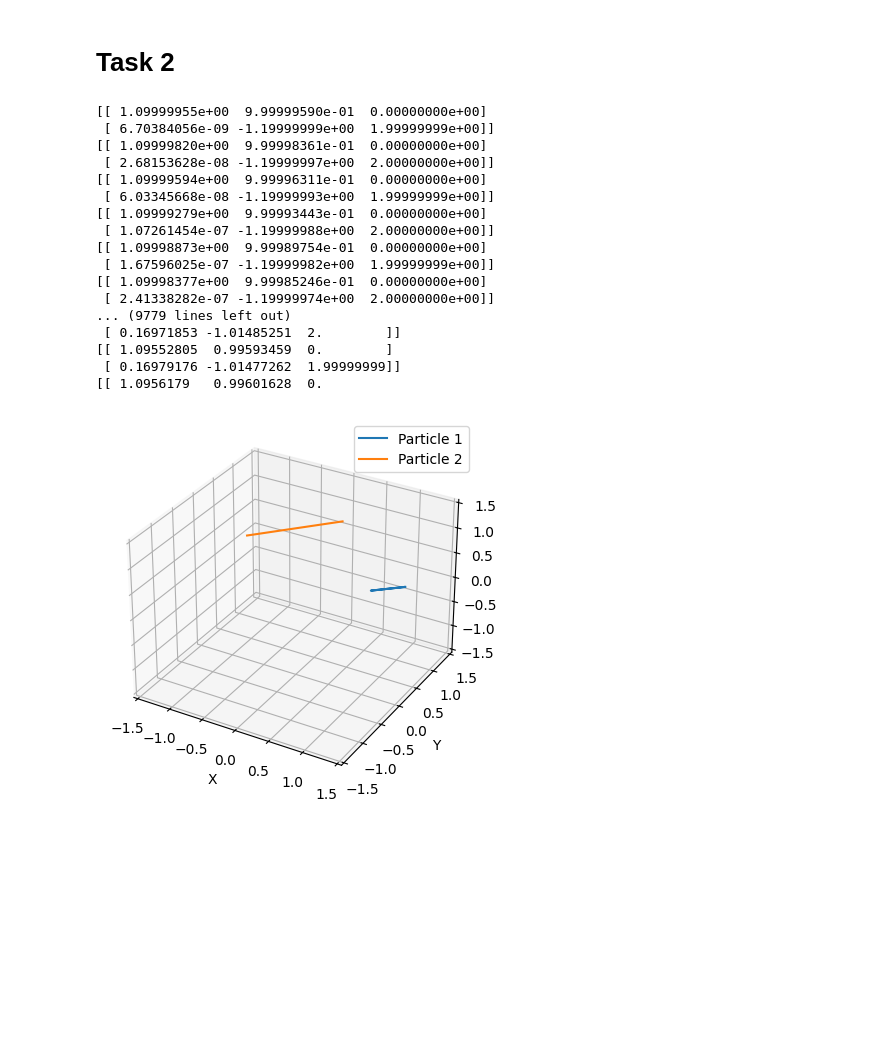
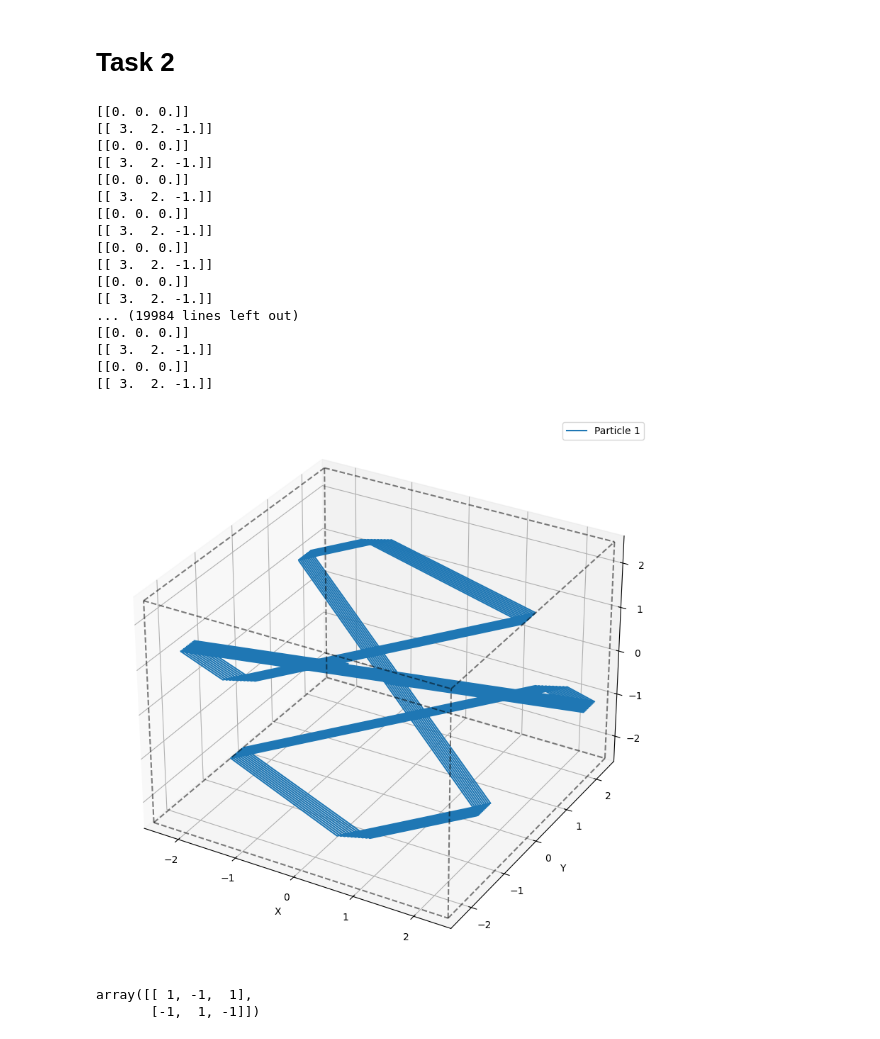
Before and after one commit to petesiharath/particle_simulation, a Jupyter notebook: nbody.ipynb, the cells around one changed output. Cells and saved outputs as stored; diff of their text form; code cells hidden in the pictures; blank space fills up the shorter version.

```diff
--- a/nbody.ipynb
+++ b/nbody.ipynb
@@ -279,34 +322,34 @@ class System:
         ax.set_zlim(-self.box_length / 2, self.box_length / 2)
         ax.legend()
 # %%
-particle_1 = Particle(np.array([1.1, 1, 0]), np.array([0, 0, 0]))
-particle_2 = Particle(np.array([0, -1.2, 2.0]), np.array([0, 0, 0]))
+L = 5
 
-particles = [particle_1, particle_2]
+particle_1 = Particle(np.array([0, 0, 0]), np.array([3, 2, -1]))
+#particle_2 = Particle(np.array([4, 0, 0]), np.array([0, 3, 0]))
 
-L = 3
+system = System([particle_1], L, 10000, 0.01)
 
-system = System(particles, L, 10000, 0.001)
+#system.spawn_particles(1)
 
 system.run()
 
 system.plot()
 # %% [output]
-[[ 1.09999955e+00  9.99999590e-01  0.00000000e+00]
- [ 6.70384056e-09 -1.19999999e+00  1.99999999e+00]]
-[[ 1.09999820e+00  9.99998361e-01  0.00000000e+00]
- [ 2.68153628e-08 -1.19999997e+00  2.00000000e+00]]
-[[ 1.09999594e+00  9.99996311e-01  0.00000000e+00]
- [ 6.03345668e-08 -1.19999993e+00  1.99999999e+00]]
-[[ 1.09999279e+00  9.99993443e-01  0.00000000e+00]
- [ 1.07261454e-07 -1.19999988e+00  2.00000000e+00]]
-[[ 1.09998873e+00  9.99989754e-01  0.00000000e+00]
- [ 1.67596025e-07 -1.19999982e+00  1.99999999e+00]]
-[[ 1.09998377e+00  9.99985246e-01  0.00000000e+00]
- [ 2.41338282e-07 -1.19999974e+00  2.00000000e+00]]
-... (9779 lines left out)
- [ 0.16971853 -1.01485251  2.        ]]
-[[ 1.09552805  0.99593459  0.        ]
- [ 0.16979176 -1.01477262  1.99999999]]
-[[ 1.0956179   0.99601628  0.
+[[0. 0. 0.]]
+[[ 3.  2. -1.]]
+[[0. 0. 0.]]
+[[ 3.  2. -1.]]
+[[0. 0. 0.]]
+[[ 3.  2. -1.]]
+[[0. 0. 0.]]
+[[ 3.  2. -1.]]
+[[0. 0. 0.]]
+[[ 3.  2. -1.]]
+[[0. 0. 0.]]
+[[ 3.  2. -1.]]
+... (19984 lines left out)
+[[0. 0. 0.]]
+[[ 3.  2. -1.]]
+[[0. 0. 0.]]
+[[ 3.  2. -1.]]
-[figure, old version]
+[figure, new version]
@@ -312,0 +359,6 @@ system.plot()
+# %%
+b = np.where(a < 0, -b, b)
+b
+# %% [output]
+array([[ 1, -1,  1],
+       [-1,  1, -1]])
```
Also changed, not shown: parts of 3 cells of this notebook.
